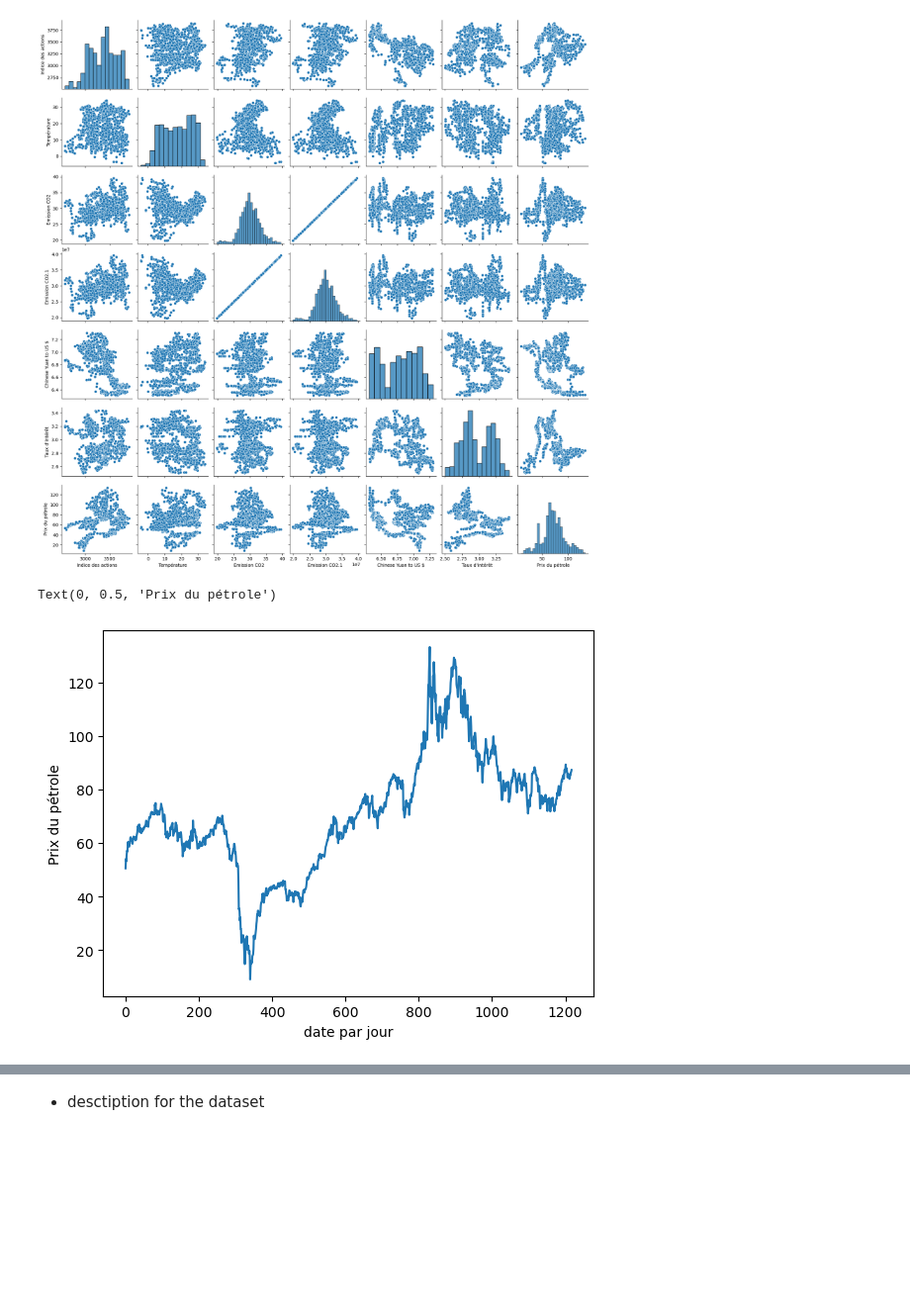
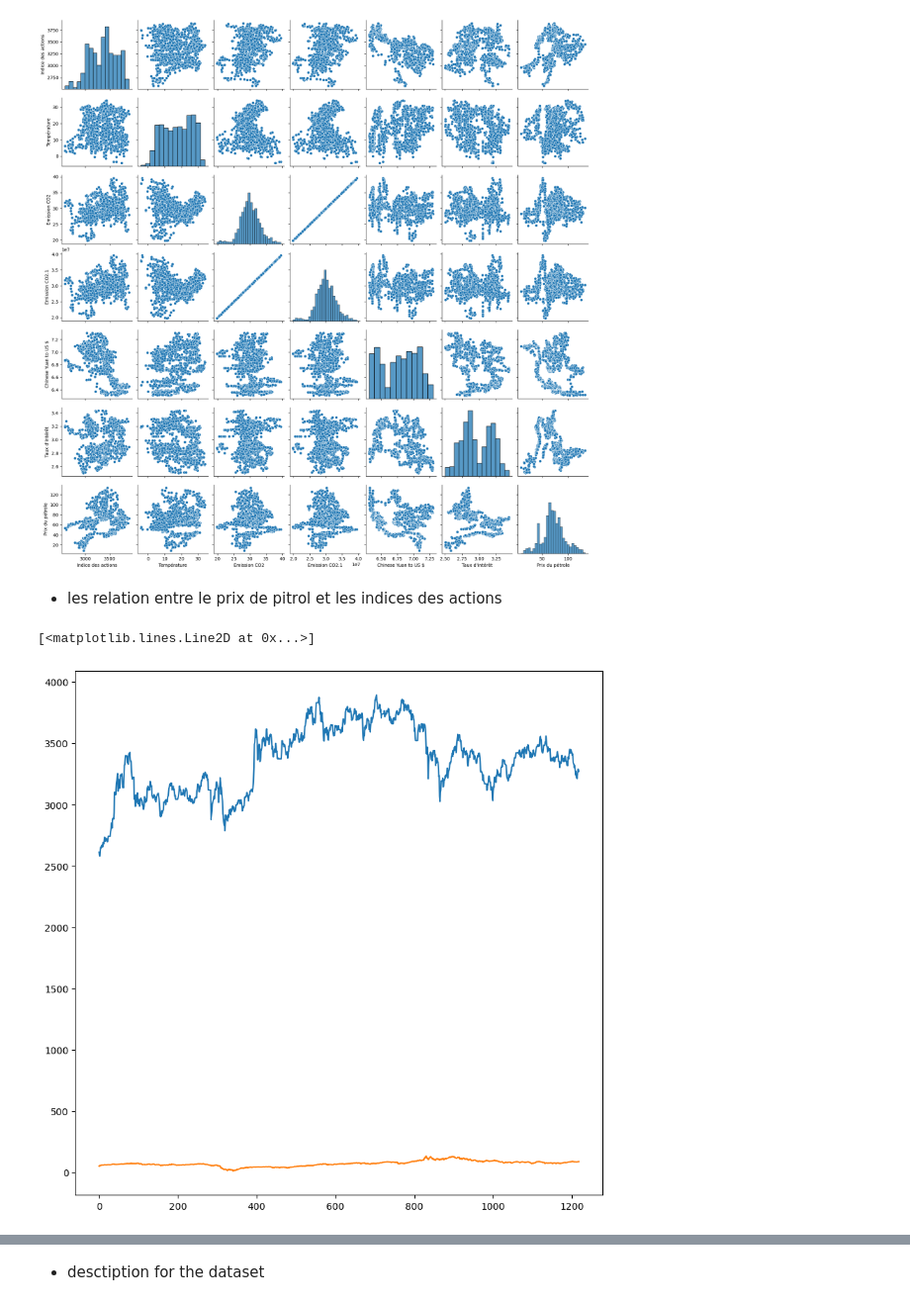
Before and after one commit to samaalibassem123/My-first-Hackathon, a Jupyter notebook: main.ipynb, the cells around one changed output, grey strips where cells are left out. Shown at 99% size. Saved outputs shown, nothing was run; the diff lists cells and outputs as text; code cells hidden in the pictures; blank space fills up the shorter version.

```diff
--- a/main.ipynb
+++ b/main.ipynb
@@ -184,8 +182,12 @@ arr =np.asanyarray(df.shape)
-# %%
-plt.plot(rang, df['Prix du pétrole'])
-plt.plot(rang, df[''])
-plt.xlabel('date par jour')
-plt.ylabel('Prix du pétrole')
-# %% [output]
-Text(0, 0.5, 'Prix du pétrole')
-[figure, removed]
+# %%
+rang = np.asanyarray(df.shape)
+rang = np.arange(rang[0])
+# %% [markdown]
+* les relation entre le prix de pitrol et les indices des actions
+# %%
+plt.figure(figsize=(10,10))
+plt.plot(rang,df['Indice des actions'])
+plt.plot(rang, df['Prix du pétrole'])
+# %% [output]
+[<matplotlib.lines.Line2D at 0x...>]
+[figure, added]
```
Also changed, not shown: parts of 6 cells of this notebook.
